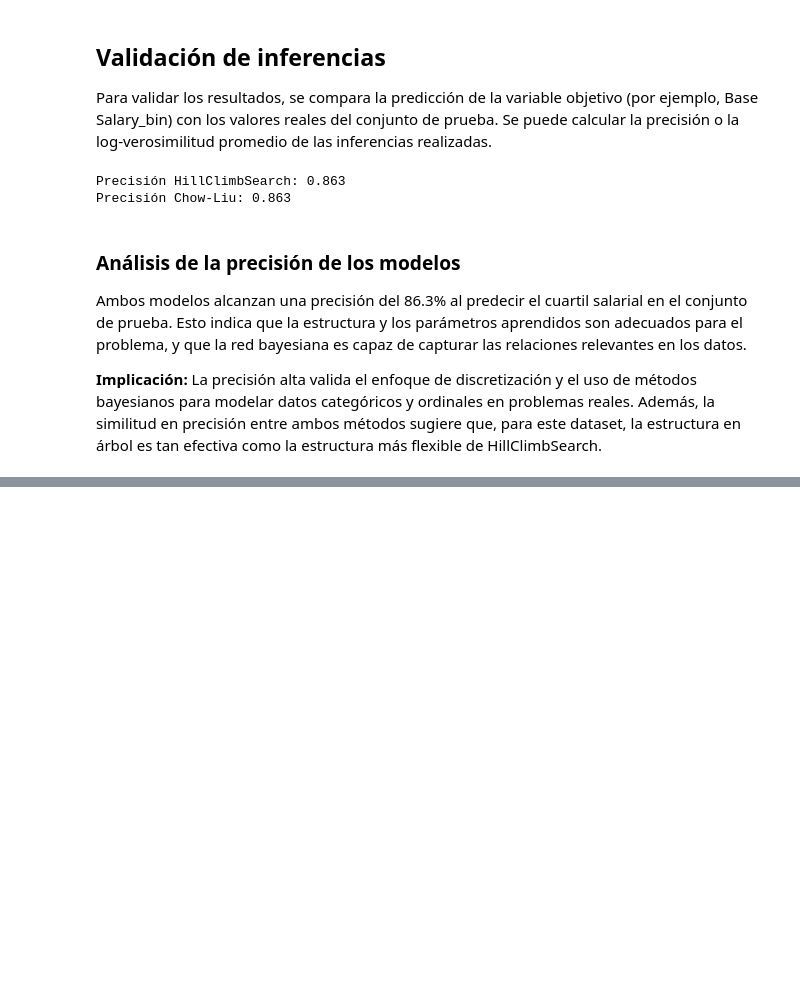
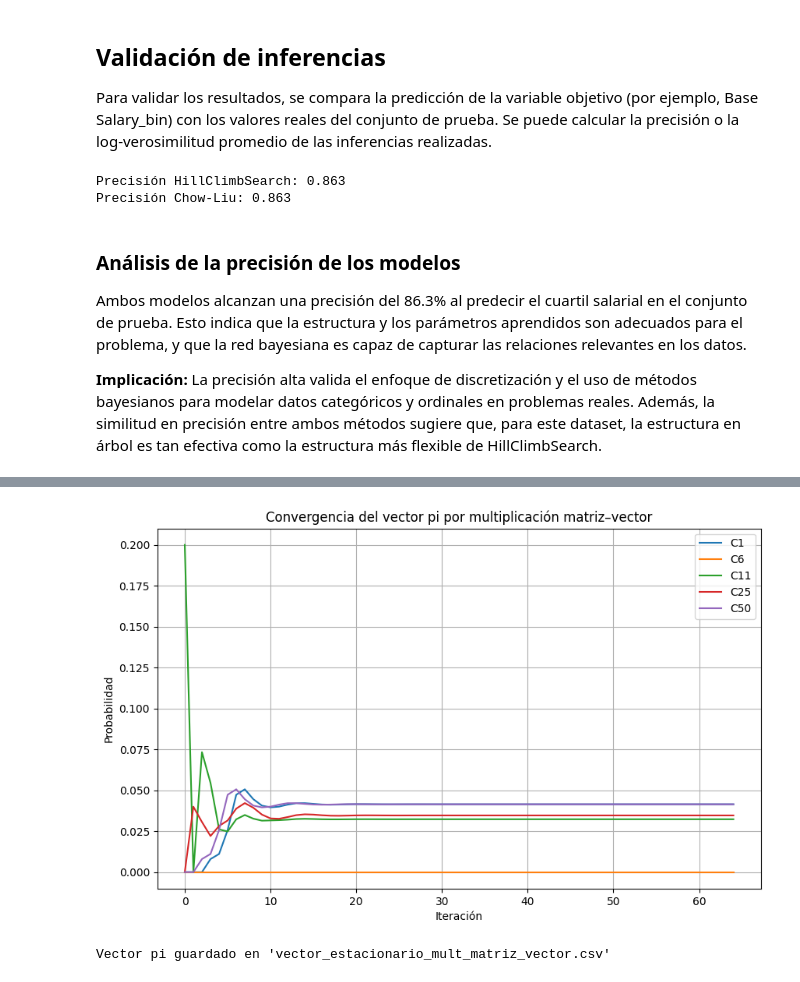
Before and after one commit to TheRamdomX/Inteligencia-Artificial, a Jupyter notebook: Tarea1/Tarea1.ipynb, the cells around one changed output, grey strips where cells are left out. Saved outputs shown, nothing was run; the diff lists cells and outputs as text; code cells hidden in the pictures; blank space fills up the shorter version.

```diff
--- a/Tarea1/Tarea1.ipynb
+++ b/Tarea1/Tarea1.ipynb
@@ -300,0 +384,14 @@ Ambos modelos alcanzan una precisión del 86.3% al predecir el cuartil salarial
+# %%
+# Aprendizaje de estructura con HillClimbSearch y Chow-Liu usando el dataset aumentado
+hc_aug = HillClimbSearch(aug_train_df)
+hc_model_aug = hc_aug.estimate()
+bn_hc_aug = DiscreteBayesianNetwork(hc_model_aug.edges())
+bn_hc_aug.fit(aug_train_df, estimator=BayesianEstimator, prior_type="BDeu", equivalent_sample_size=5)
+
+ts_aug = TreeSearch(aug_train_df, root_node="Base Salary_bin")
+cl_model_aug = ts_aug.estimate()
+bn_cl_aug = DiscreteBayesianNetwork(cl_model_aug.edges())
+bn_cl_aug.fit(aug_train_df, estimator=BayesianEstimator, prior_type="BDeu", equivalent_sample_size=5)
+
+print("Estructura HillClimbSearch (aumentado):", list(bn_hc_aug.edges())[:10])
+print("Estructura Chow-Liu (aumentado):", list(bn_cl_aug.edges())[:10])
@@ -300,0 +672,55 @@ Ambos modelos alcanzan una precisión del 86.3% al predecir el cuartil salarial
+# %%
+import matplotlib.pyplot as plt
+
+# Cargar la matriz de transición
+df = pd.read_csv("matriz_transicion_completa.csv", index_col=0)
+P = df.values
+N = P.shape[0]
+
+# Vector inicial (todo en C1)
+pi_iter = np.zeros(N)
+pi_iter[0] = 1
+
+# Parámetros
+epsilon = 1e-10  # criterio de término
+max_iter = 1000  # número máximo de iteraciones
+convergence = []  # almacenar evolución para graficar
+
+for t in range(max_iter):
+    pi_next = pi_iter @ P
+    convergence.append(pi_next.copy())
+
+    # Criterio de término
+    if np.max(np.abs(pi_next - pi_iter)) < epsilon:
+        print(f"Convergencia alcanzada en iteración {t+1}")
+        break
+
+    pi_iter = pi_next
+
+pi_vector = pi_iter
+
+# Mostrar vector pi aproximado
+print("Vector estacionario con multiplicación matriz–vector:")
+for i, val in enumerate(pi_vector, 1):
+    print(f"C{i}: {val:.5f}")
+
+# Graficar convergencia de algunas casillas representativas
+plt.figure(figsize=(10,6))
+for idx in [0, 5, 10, 24, 49]:  # algunas casillas claves
+    plt.plot([c[idx] for c in convergence], label=f"C{idx+1}")
+plt.xlabel("Iteración")
+plt.ylabel("Probabilidad")
+plt.title("Convergencia del vector pi por multiplicación matriz–vector")
+plt.legend()
+plt.grid(True)
+plt.show()
+
+
+def guardar_vector_pi(vector, nombre_archivo="vector_estacionario_mult_matriz_vector.csv"):
+    labels = [f"C{i}" for i in range(1, len(vector)+1)]
+    df_pi = pd.DataFrame(vector.reshape(1, -1), columns=labels)
+    df_pi.to_csv(nombre_archivo, index=False)
+    print(f"Vector pi guardado en '{nombre_archivo}'")
+
+guardar_vector_pi(pi_vector)
+# %% [output]
@@ -300,0 +744,2 @@ Ambos modelos alcanzan una precisión del 86.3% al predecir el cuartil salarial
+[figure, added]
+Vector pi guardado en 'vector_estacionario_mult_matriz_vector.csv'
```
Also changed, not shown: parts of 25 cells of this notebook, 5 other files.
